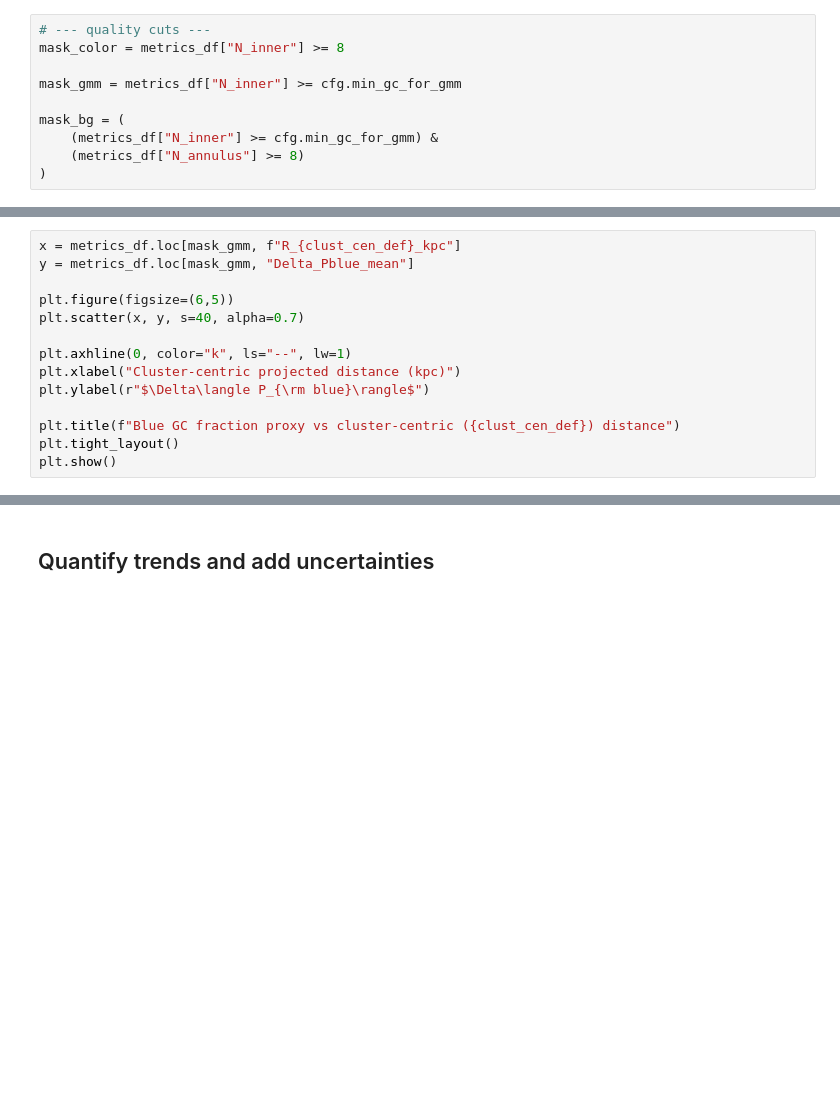
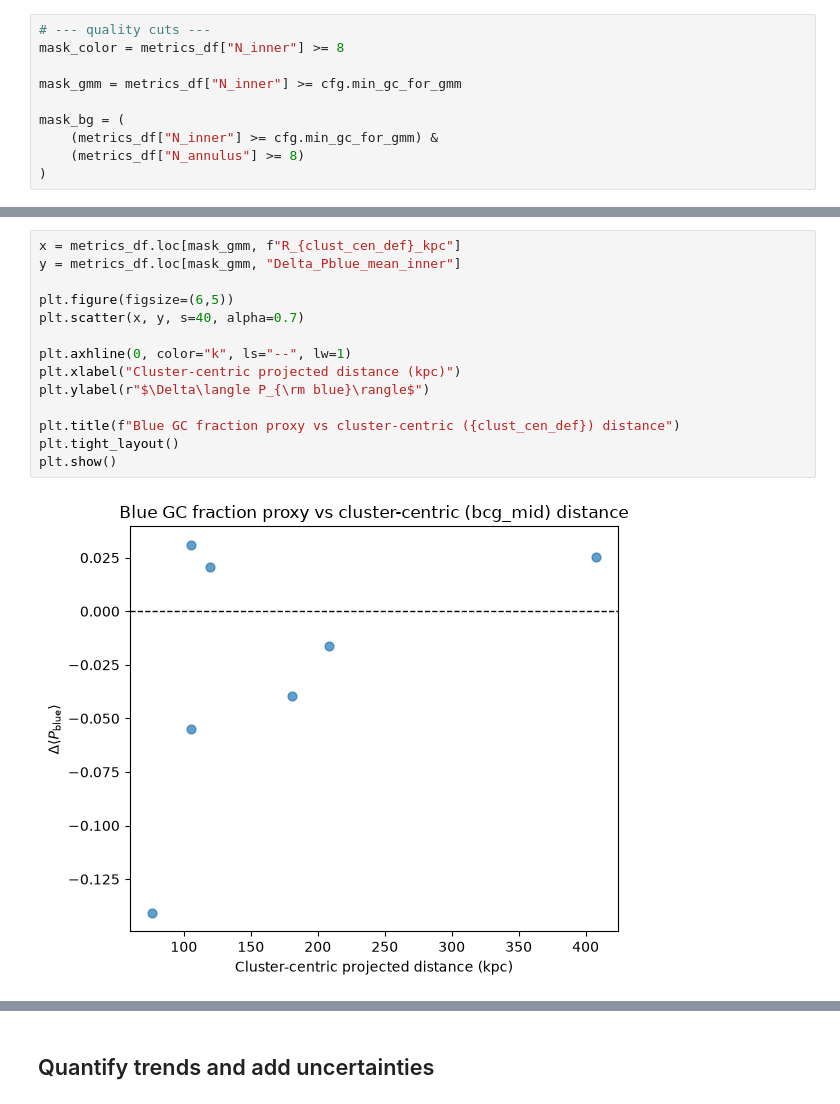
Before and after one commit to Pommers/Coma-GCS-colors, a Jupyter notebook: Paper3_color_metrics_referee_revised.ipynb, the cells around one changed output, grey strips where cells are left out. Saved outputs shown, nothing was run; the diff lists cells and outputs as text; blank space fills up the shorter version.

```diff
--- a/Paper3_color_metrics_referee_revised.ipynb
+++ b/Paper3_color_metrics_referee_revised.ipynb
@@ -2929,16 +1909,18 @@ plt.show()
 # %%
 x = metrics_df.loc[mask_gmm, f"R_{clust_cen_def}_kpc"]
-y = metrics_df.loc[mask_gmm, "Delta_Pblue_mean"]
+y = metrics_df.loc[mask_gmm, "Delta_Pblue_mean_inner"]
 
 plt.figure(figsize=(6,5))
 plt.scatter(x, y, s=40, alpha=0.7)
 
 plt.axhline(0, color="k", ls="--", lw=1)
 plt.xlabel("Cluster-centric projected distance (kpc)")
 plt.ylabel(r"$\Delta\langle P_{\rm blue}\rangle$")
 
 plt.title(f"Blue GC fraction proxy vs cluster-centric ({clust_cen_def}) distance")
 plt.tight_layout()
 plt.show()
+# %% [output]
+[figure, added]
 # %%
 x = metrics_df.loc[mask_bg, f"R_{clust_cen_def}_kpc"]
```
Also changed, not shown: parts of 124 cells of this notebook, 3 other files.
